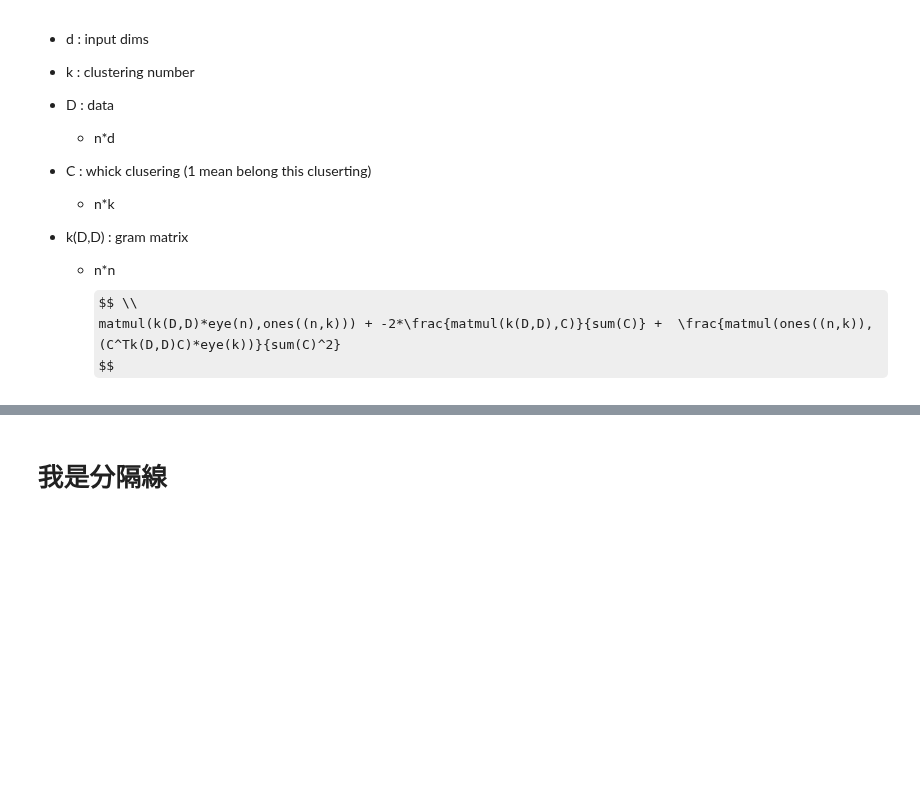
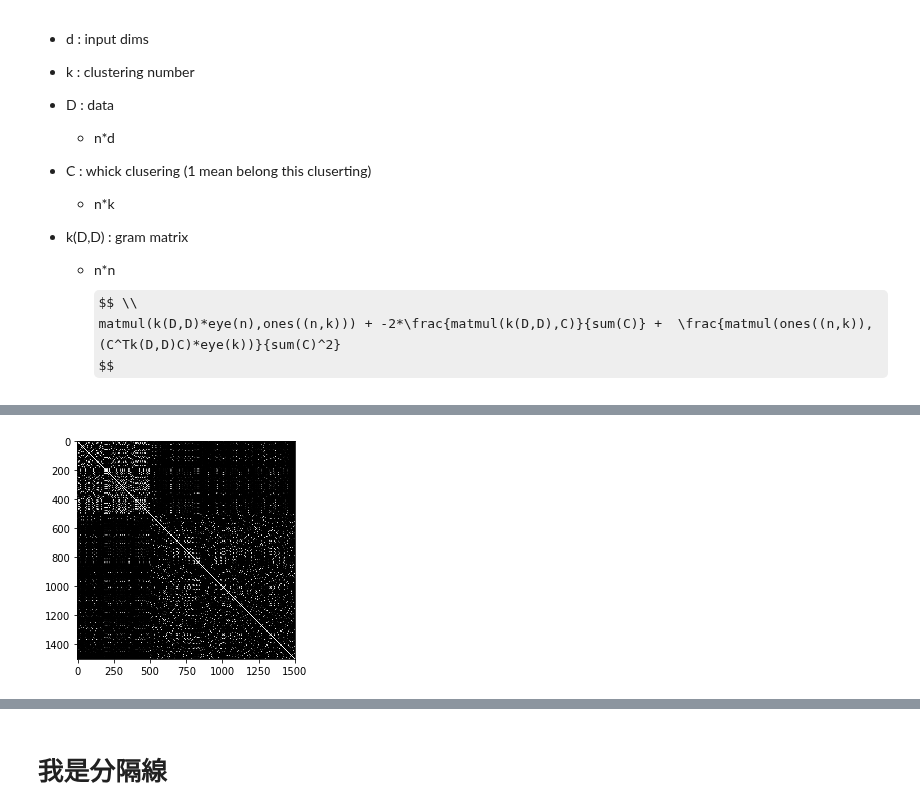
Before and after one commit to csielee/2018ML, a Jupyter notebook: HW6/HW6.ipynb, the cells around one changed output, grey strips where cells are left out. Cells and saved outputs as stored; diff of their text form; code cells hidden in the pictures; some formulas as TeX source; blank space fills up the shorter version.

```diff
--- a/HW6/HW6.ipynb
+++ b/HW6/HW6.ipynb
@@ -71,7 +71,7 @@ def ReorderGram(gram, c):
     return gram[new_order,:][:,new_order]
 
 def showGram(gram):
-    im.show(gram, cmap='gray')
+    plt.imshow(gram, cmap='gray')
     plt.show()
 # %% [markdown]
 # K-means and Kernel K-means
@@ -196,8 +214,8 @@ $$
 # %%
 # initial setting
 data_source = np.array(circle)
-k = 4
-kernel = RBFkernel(15)
+k = 2
+kernel = RBFkernel(0.5)
 gram_matrix = kernel(data_source, data_source)
 
 launcher = kmeans(gram_matrix, k, isKernel=True)
@@ -214,0 +233,4 @@ for new_c, new_u in launcher:
+# %%
+showGram(ReorderGram(gram_matrix, new_c))
+# %% [output]
+[figure, added]
```
Also changed, not shown: parts of 19 cells of this notebook.
